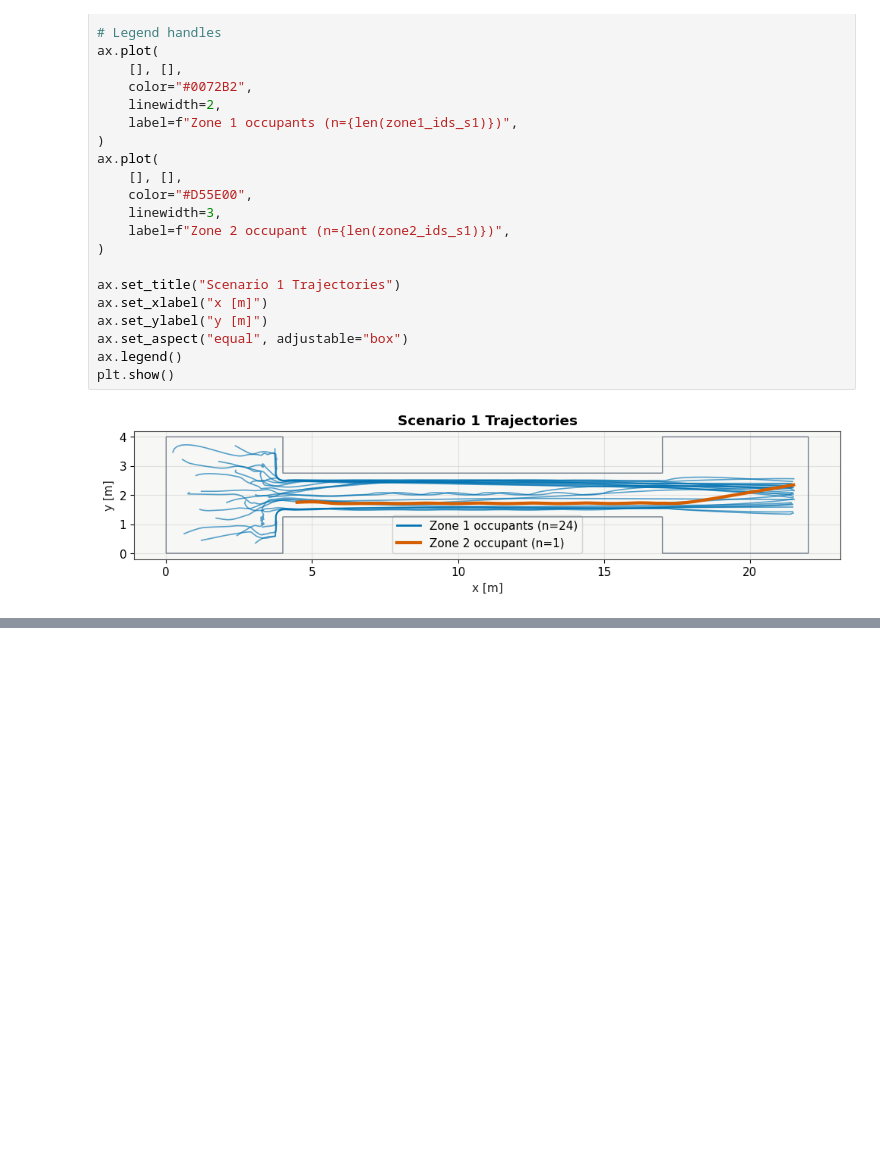
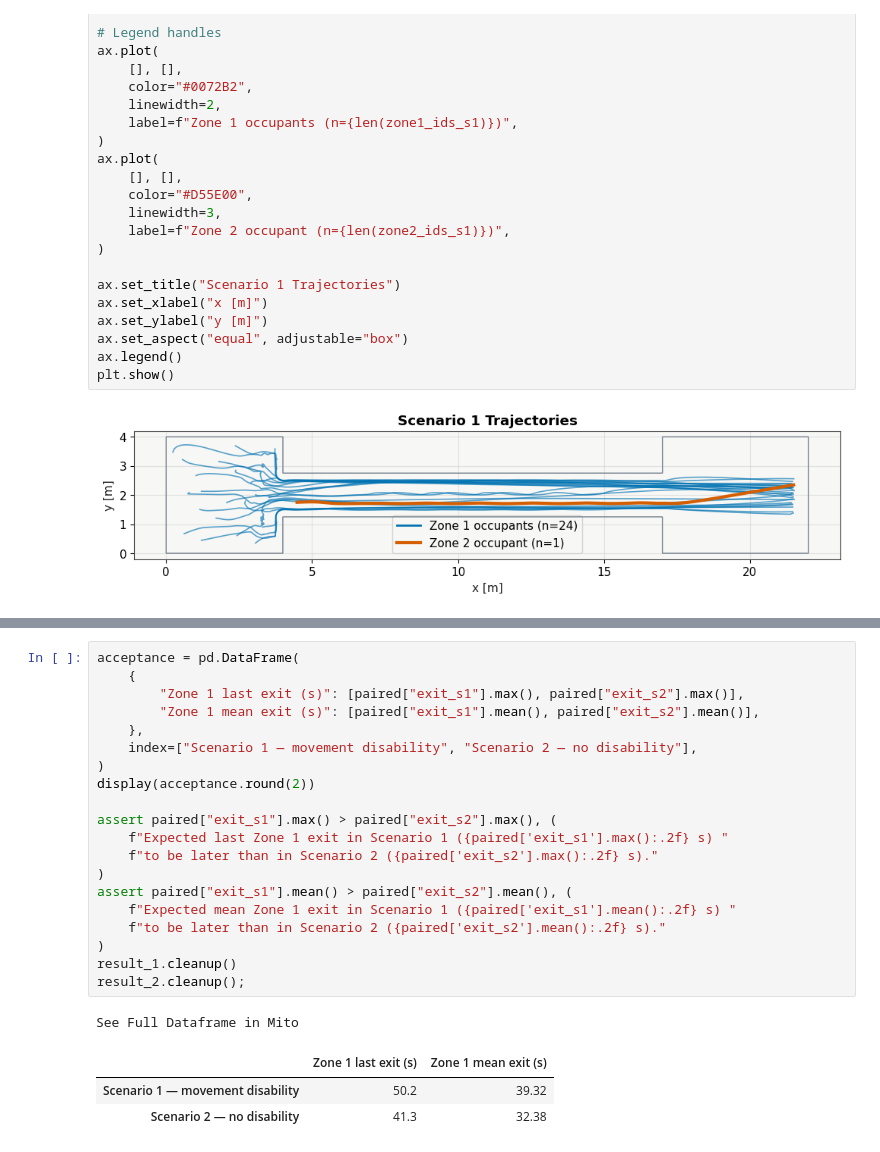
Before and after one commit to PedestrianDynamics/jupedsim-web-community, a Jupyter notebook: standards/iso/iso07_movement_disabilities.ipynb, the cells around one changed output, grey strips where cells are left out. Drawn from its saved outputs; the diff is of its cells as text; blank space fills up the shorter version.

```diff
--- a/standards/iso/iso07_movement_disabilities.ipynb
+++ b/standards/iso/iso07_movement_disabilities.ipynb
@@ -204,0 +358,25 @@ result_2.cleanup();
+# %%
+acceptance = pd.DataFrame(
+    {
+        "Zone 1 last exit (s)": [paired["exit_s1"].max(), paired["exit_s2"].max()],
+        "Zone 1 mean exit (s)": [paired["exit_s1"].mean(), paired["exit_s2"].mean()],
+    },
+    index=["Scenario 1 — movement disability", "Scenario 2 — no disability"],
+)
+display(acceptance.round(2))
+
+assert paired["exit_s1"].max() > paired["exit_s2"].max(), (
+    f"Expected last Zone 1 exit in Scenario 1 ({paired['exit_s1'].max():.2f} s) "
+    f"to be later than in Scenario 2 ({paired['exit_s2'].max():.2f} s)."
+)
+assert paired["exit_s1"].mean() > paired["exit_s2"].mean(), (
+    f"Expected mean Zone 1 exit in Scenario 1 ({paired['exit_s1'].mean():.2f} s) "
+    f"to be later than in Scenario 2 ({paired['exit_s2'].mean():.2f} s)."
+)
+result_1.cleanup()
+result_2.cleanup();
+# %% [output]
+See Full Dataframe in Mito
+|  | Zone 1 last exit (s) | Zone 1 mean exit (s) |
+| Scenario 1 — movement disability | 50.2 | 39.32 |
+| Scenario 2 — no disability | 41.3 | 32.38 |
```
Also changed, not shown: parts of 14 cells of this notebook, 4 other files.
